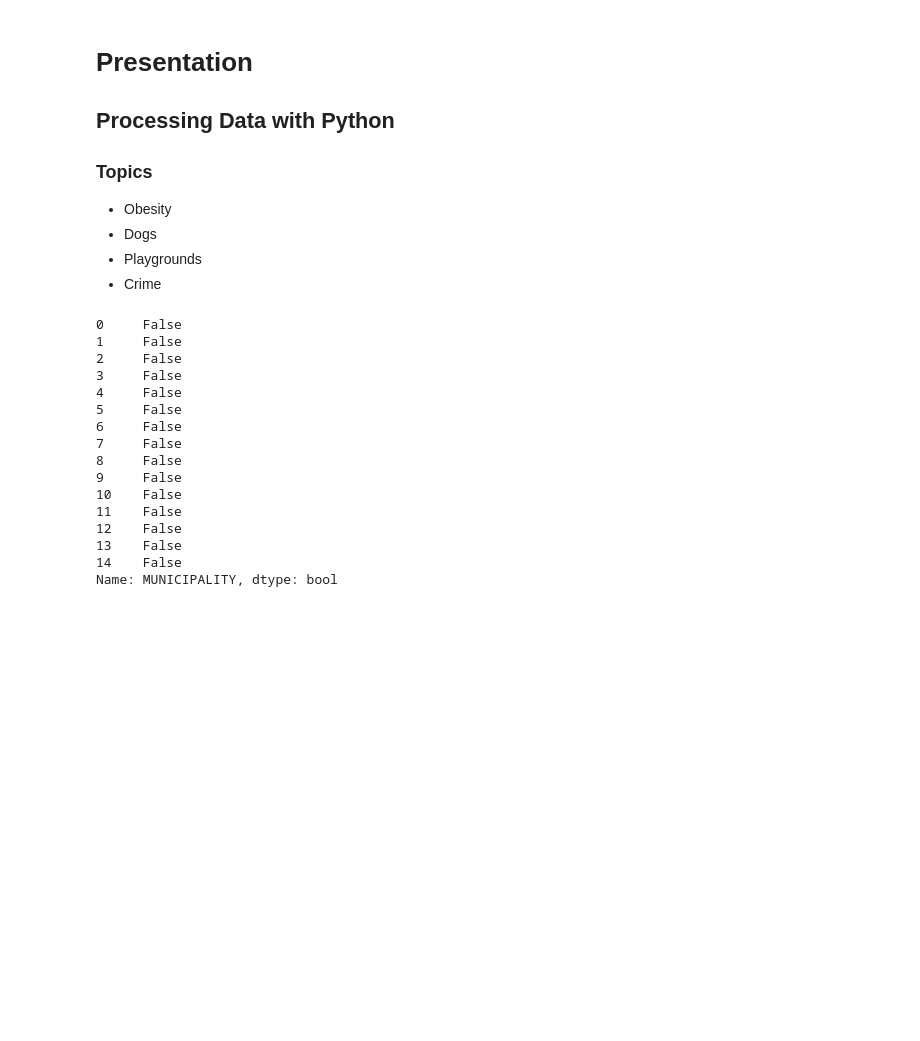
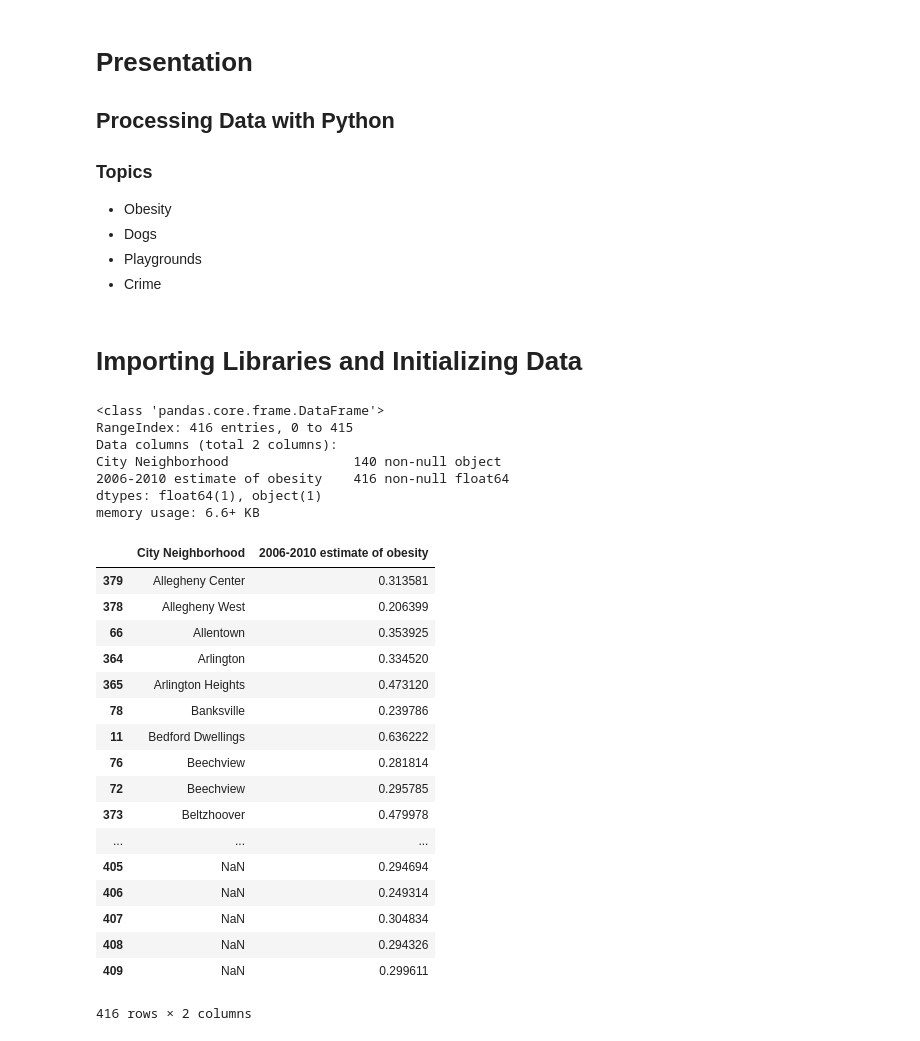
Before and after one commit to sethziemke/dogsburgh, a Jupyter notebook: Presentation.ipynb, the cells around one changed output. Cells and saved outputs as stored; diff of their text form; code cells hidden in the pictures; blank space fills up the shorter version.

```diff
--- a/Presentation.ipynb
+++ b/Presentation.ipynb
@@ -19,19 +10,35 @@ obesity_pitt = obesity_pandas[query_mask]
-# %%
-query_mask.head(15)
-# %% [output]
-0     False
-1     False
-2     False
-3     False
-4     False
-5     False
-6     False
-7     False
-8     False
-9     False
-10    False
-11    False
-12    False
-13    False
-14    False
-Name: MUNICIPALITY, dtype: bool
+# %% [markdown]
+# Importing Libraries and Initializing Data
+# %%
+import numpy as np
+import pandas as pd
+obesity_pandas = pd.read_csv('Obesity.csv')
+df = obesity_pandas[['City Neighborhood', '2006-2010 estimate of obesity']]
+df.info()
+df.sort_values(by=['City Neighborhood'])
+# %% [output]
+<class 'pandas.core.frame.DataFrame'>
+RangeIndex: 416 entries, 0 to 415
+Data columns (total 2 columns):
+City Neighborhood                140 non-null object
+2006-2010 estimate of obesity    416 non-null float64
+dtypes: float64(1), object(1)
+memory usage: 6.6+ KB
+|  | City Neighborhood | 2006-2010 estimate of obesity |
+| 379 | Allegheny Center | 0.313581 |
+| 378 | Allegheny West | 0.206399 |
+| 66 | Allentown | 0.353925 |
+| 364 | Arlington | 0.334520 |
+| 365 | Arlington Heights | 0.473120 |
+| 78 | Banksville | 0.239786 |
+| 11 | Bedford Dwellings | 0.636222 |
+| 76 | Beechview | 0.281814 |
+| 72 | Beechview | 0.295785 |
+| 373 | Beltzhoover | 0.479978 |
+| ... | ... | ... |
+| 405 | NaN | 0.294694 |
+| 406 | NaN | 0.249314 |
+| 407 | NaN | 0.304834 |
+| 408 | NaN | 0.294326 |
+| 409 | NaN | 0.299611 |
+416 rows × 2 columns
```
Also changed, not shown: parts of 9 cells of this notebook.
